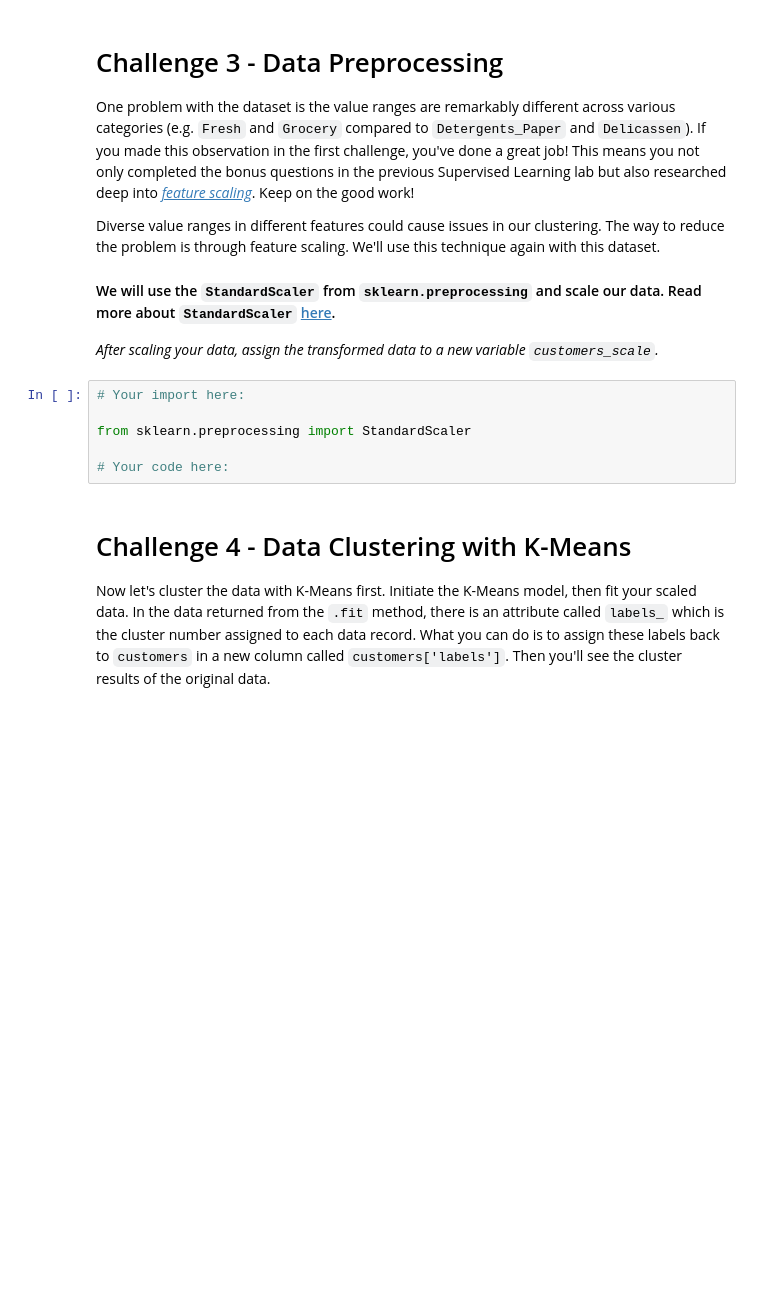
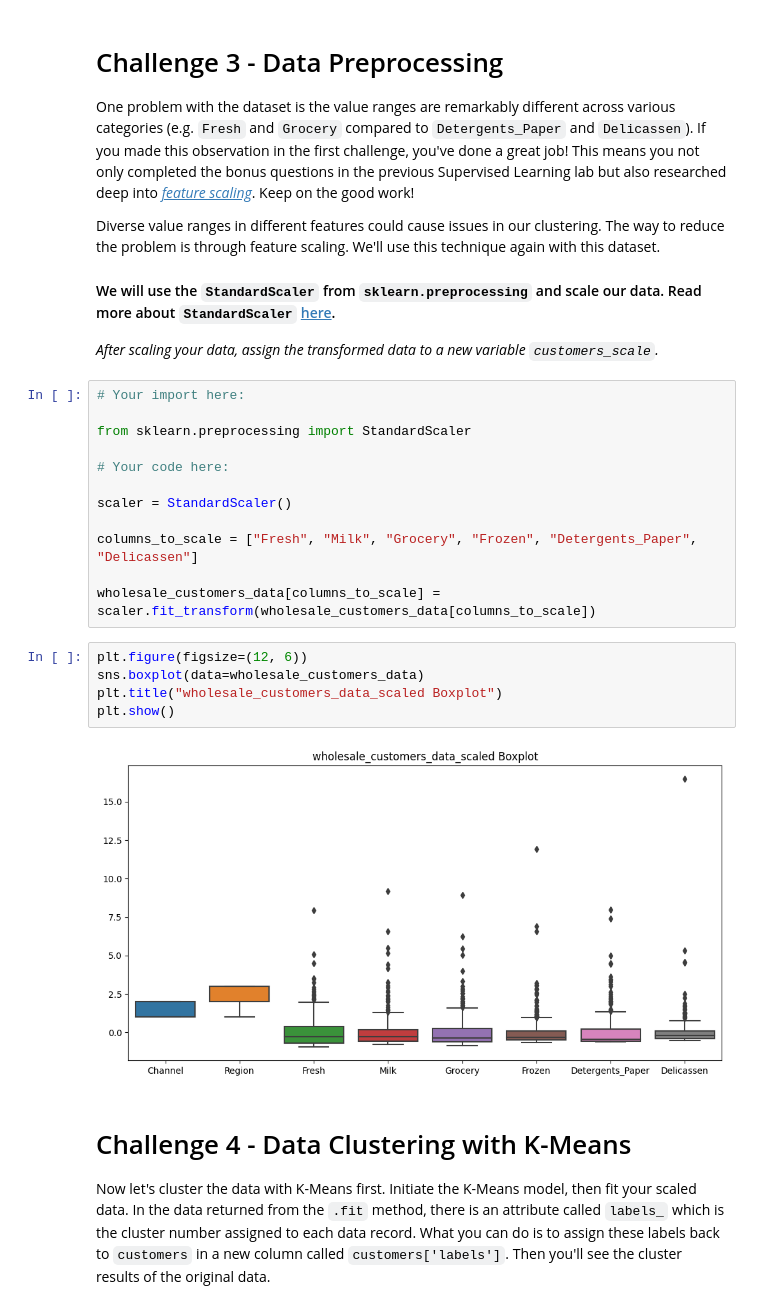
Before and after one commit to zepcerqueira/lab-unsupervised-learning, a Jupyter notebook: your-code/main.ipynb, the cells around one changed output. Saved outputs shown, nothing was run; the diff lists cells and outputs as text; blank space fills up the shorter version.

```diff
--- a/your-code/main.ipynb
+++ b/your-code/main.ipynb
@@ -71,6 +213,19 @@ Diverse value ranges in different features could cause issues in our clustering.
 from sklearn.preprocessing import StandardScaler
 
 # Your code here:
+
+scaler = StandardScaler()
+
+columns_to_scale = ["Fresh", "Milk", "Grocery", "Frozen", "Detergents_Paper", "Delicassen"]
+
+wholesale_customers_data[columns_to_scale] = scaler.fit_transform(wholesale_customers_data[columns_to_scale])
+# %%
+plt.figure(figsize=(12, 6))
+sns.boxplot(data=wholesale_customers_data)
+plt.title("wholesale_customers_data_scaled Boxplot")
+plt.show()
+# %% [output]
+[figure, added]
 # %% [markdown]
 # Challenge 4 - Data Clustering with K-Means
 
```
Also changed, not shown: parts of 40 cells of this notebook, 1 other file.
